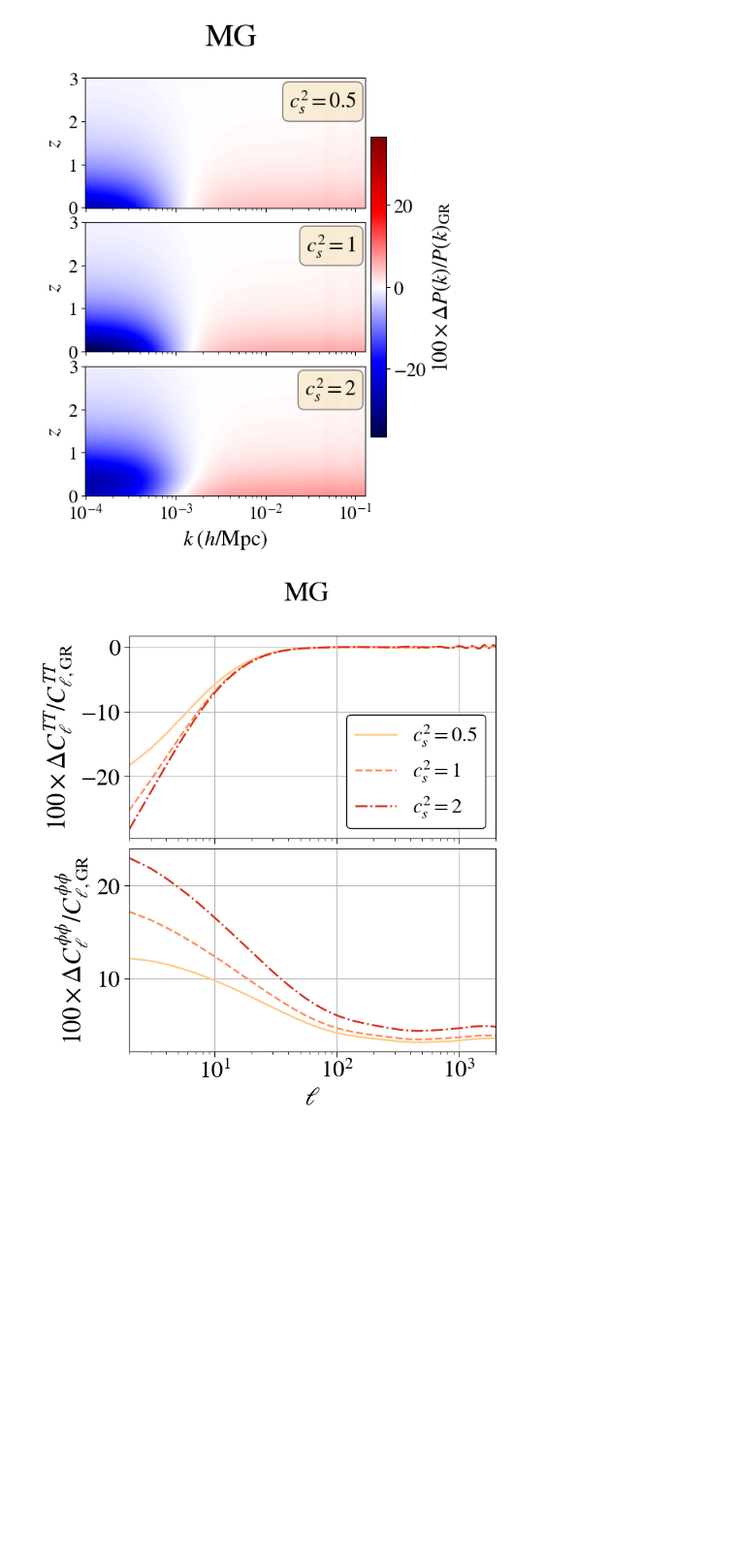
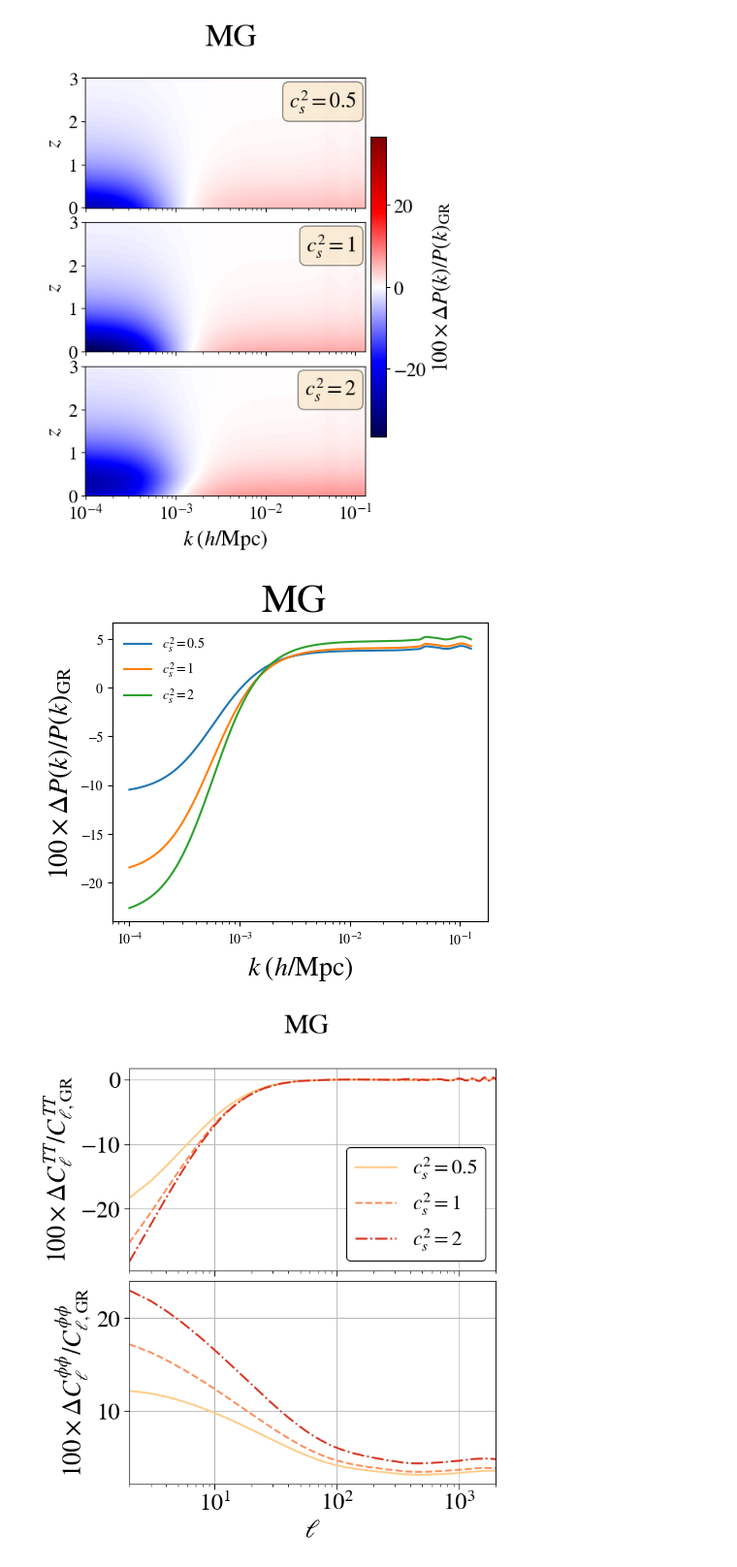
Before and after one commit to joaoreboucas1/cs2-project, a Jupyter notebook: observables_impact/cs2_impact_mg.ipynb, the cells around one changed output. Shown at 97% size. Cells and saved outputs as stored; diff of their text form; code cells hidden in the pictures; blank space fills up the shorter version.

```diff
--- a/observables_impact/cs2_impact_mg.ipynb
+++ b/observables_impact/cs2_impact_mg.ipynb
@@ -208,6 +208,12 @@ utils.plot_pk_differences(cases2, base_case, ks, redshifts, "plots/impact_pk_mg_
 # %% [output]
 [figure]
 [figure]
+# %%
+from importlib import reload
+reload(utils)
+utils.plot_pk_differences_single_z(cases1, base_case, ks, "plots/impact_pk_mg_case1_z0.png", suptitle="MG")
+# %% [output]
+[figure, added]
 # %%
 from importlib import reload
 reload(utils)
```
Also changed, not shown: 12 other files.
